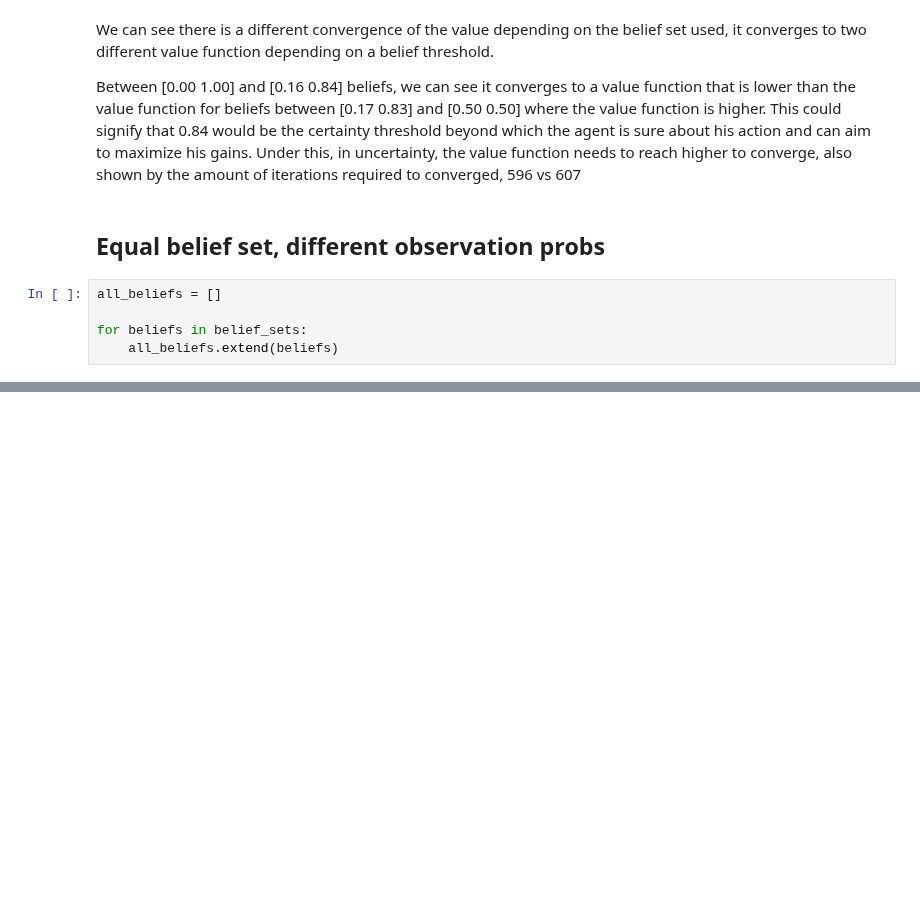
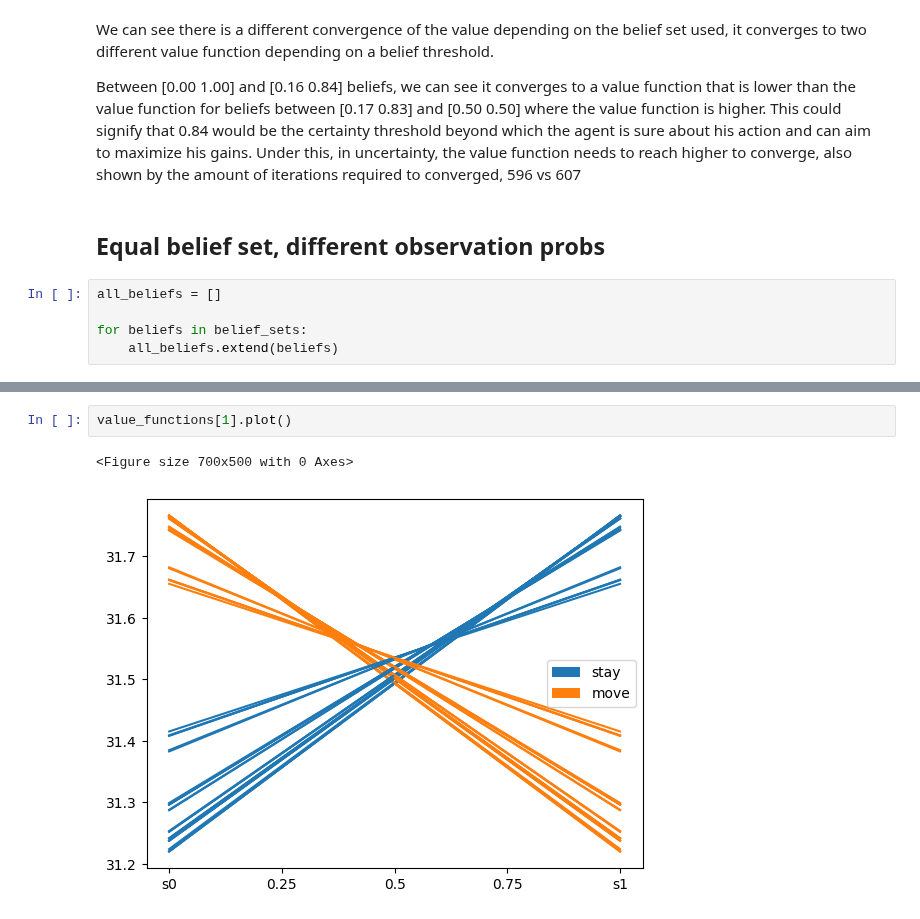
Before and after one commit to PimLb/POMDP_PBVI_Exploration, a Jupyter notebook: Experiments/observation_variation_comparisson.ipynb, the cells around one changed output, grey strips where cells are left out. Saved outputs shown, nothing was run; the diff lists cells and outputs as text; blank space fills up the shorter version.

```diff
--- a/Experiments/observation_variation_comparisson.ipynb
+++ b/Experiments/observation_variation_comparisson.ipynb
@@ -297,0 +311,5 @@ ax1.set_xticks(ticks, x_ticks) # type: ignore
+# %%
+value_functions[1].plot()
+# %% [output]
+<Figure size 700x500 with 0 Axes>
+[figure, added]
```
Also changed, not shown: parts of 18 cells of this notebook, 1 other file.
